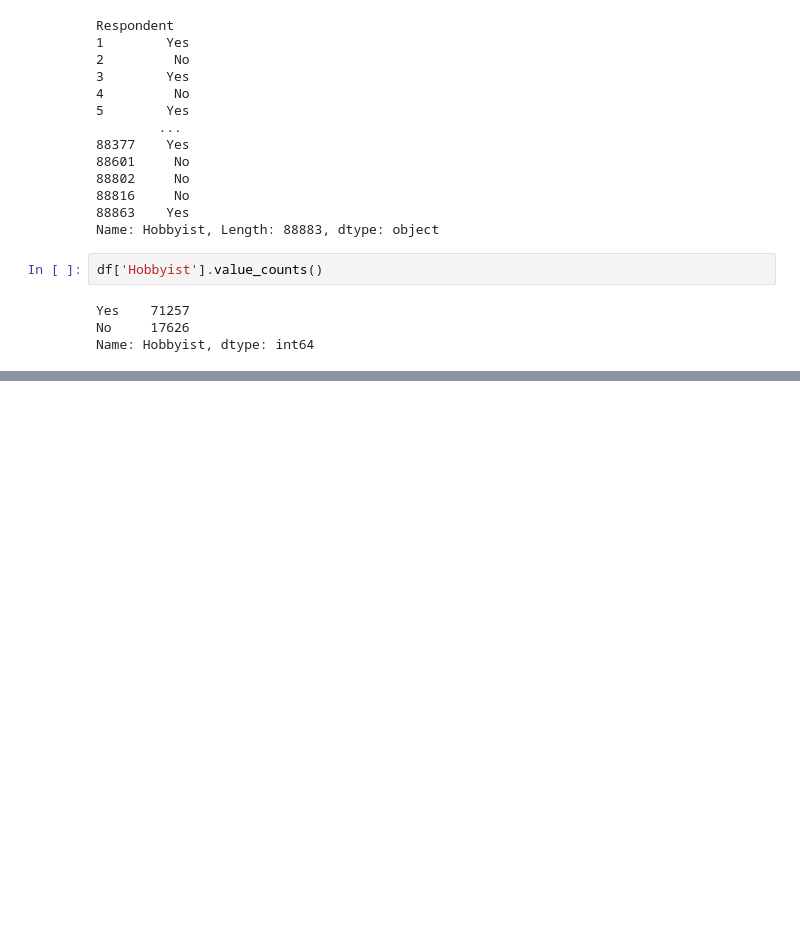
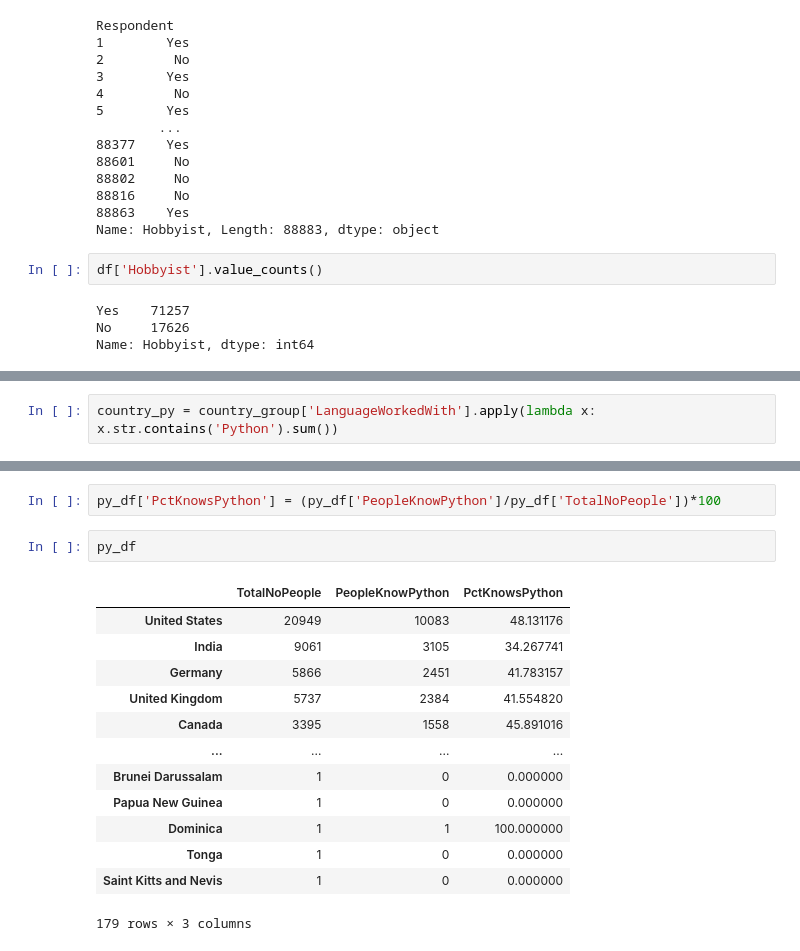
Before and after one commit to ikaushikpal/ML_Prerequisite, a Jupyter notebook: pandas basics/Pandas Demo 8.ipynb, the cells around one changed output, grey strips where cells are left out. Saved outputs shown, nothing was run; the diff lists cells and outputs as text; blank space fills up the shorter version.

```diff
--- a/pandas basics/Pandas Demo 8.ipynb
+++ b/pandas basics/Pandas Demo 8.ipynb
@@ -97,0 +491,2 @@ Name: Hobbyist, dtype: int64
+# %%
+country_py = country_group['LanguageWorkedWith'].apply(lambda x: x.str.contains('Python').sum())
@@ -97,0 +545,18 @@ Name: Hobbyist, dtype: int64
+# %%
+py_df['PctKnowsPython'] = (py_df['PeopleKnowPython']/py_df['TotalNoPeople'])*100
+# %%
+py_df
+# %% [output]
+|  | TotalNoPeople | PeopleKnowPython | PctKnowsPython |
+| United States | 20949 | 10083 | 48.131176 |
+| India | 9061 | 3105 | 34.267741 |
+| Germany | 5866 | 2451 | 41.783157 |
+| United Kingdom | 5737 | 2384 | 41.554820 |
+| Canada | 3395 | 1558 | 45.891016 |
+| ... | ... | ... | ... |
+| Brunei Darussalam | 1 | 0 | 0.000000 |
+| Papua New Guinea | 1 | 0 | 0.000000 |
+| Dominica | 1 | 1 | 100.000000 |
+| Tonga | 1 | 0 | 0.000000 |
+| Saint Kitts and Nevis | 1 | 0 | 0.000000 |
+179 rows × 3 columns
```
Also changed, not shown: parts of 39 cells of this notebook.
